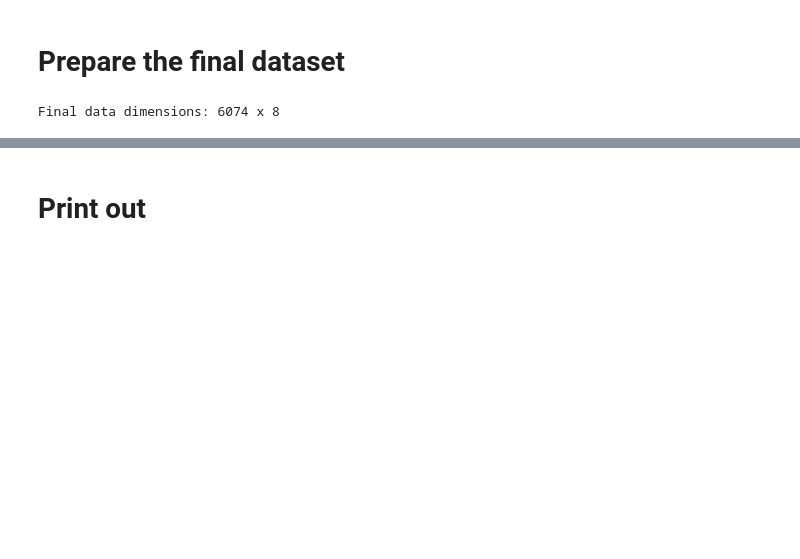
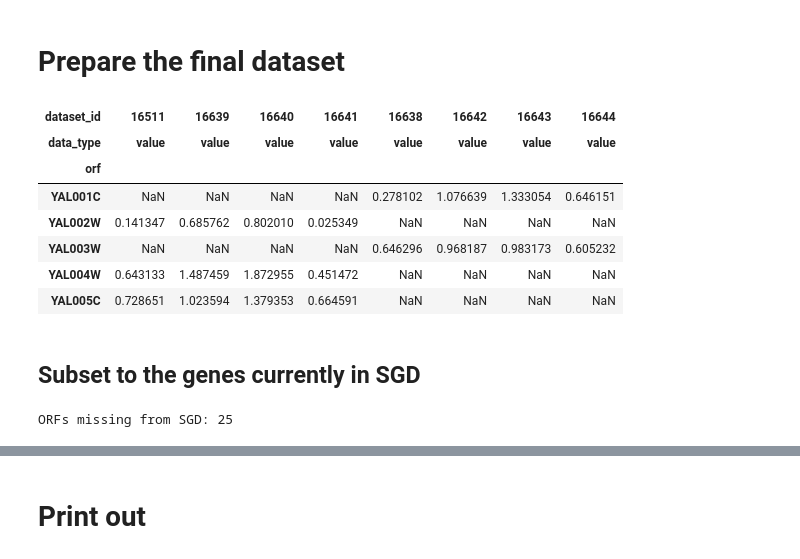
Before and after one commit to yeastphenome/yp-data, a Jupyter notebook: Datasets/18780730/code.ipynb, the cells around one changed output, grey strips where cells are left out. Saved outputs shown, nothing was run; the diff lists cells and outputs as text; code cells hidden in the pictures; blank space fills up the shorter version.

```diff
--- a/Datasets/18780730/code.ipynb
+++ b/Datasets/18780730/code.ipynb
@@ -110,2 +121,0 @@ datasets = datasets.reindex(index=dataset_ids)
-# %%
-data.columns = datasets['name'].values
@@ -117,4 +121,0 @@ data.index.name='orf'
-# %%
-print('Final data dimensions: %d x %d' % (data.shape))
-# %% [output]
-Final data dimensions: 6074 x 8
@@ -120,0 +127,21 @@ Final data dimensions: 6074 x 8
+# %%
+data.head()
+# %% [output]
+| dataset_id | 16511 | 16639 | 16640 | 16641 | 16638 | 16642 | 16643 | 16644 |
+| data_type | value | value | value | value | value | value | value | value |
+| orf |  |  |  |  |  |  |  |  |
+| YAL001C | NaN | NaN | NaN | NaN | 0.278102 | 1.076639 | 1.333054 | 0.646151 |
+| YAL002W | 0.141347 | 0.685762 | 0.802010 | 0.025349 | NaN | NaN | NaN | NaN |
+| YAL003W | NaN | NaN | NaN | NaN | 0.646296 | 0.968187 | 0.983173 | 0.605232 |
+| YAL004W | 0.643133 | 1.487459 | 1.872955 | 0.451472 | NaN | NaN | NaN | NaN |
+| YAL005C | 0.728651 | 1.023594 | 1.379353 | 0.664591 | NaN | NaN | NaN | NaN |
+# %% [markdown]
+## Subset to the genes currently in SGD
+# %%
+genes = pd.read_csv(path_to_genes, sep='\t', index_col='id')
+genes = genes.reset_index().set_index('systematic_name')
+gene_ids = genes.reindex(index=data.index.values)['id'].values
+num_missing = np.sum(np.isnan(gene_ids))
+print('ORFs missing from SGD: %d' % num_missing)
+# %% [output]
+ORFs missing from SGD: 25
```
Also changed, not shown: parts of 24 cells of this notebook, 3 other files.
